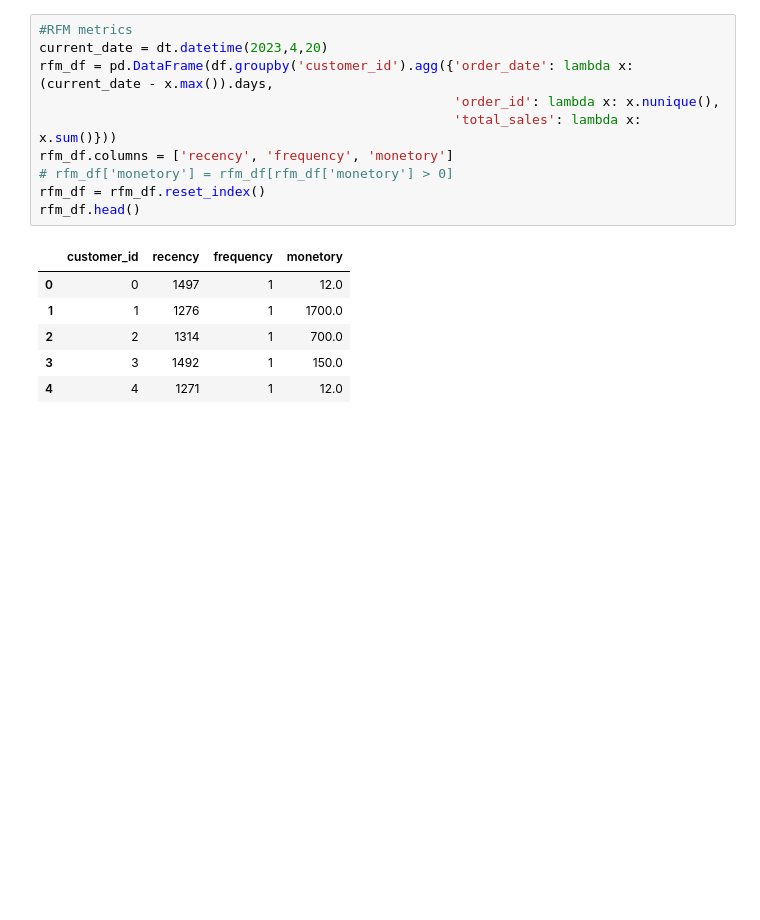
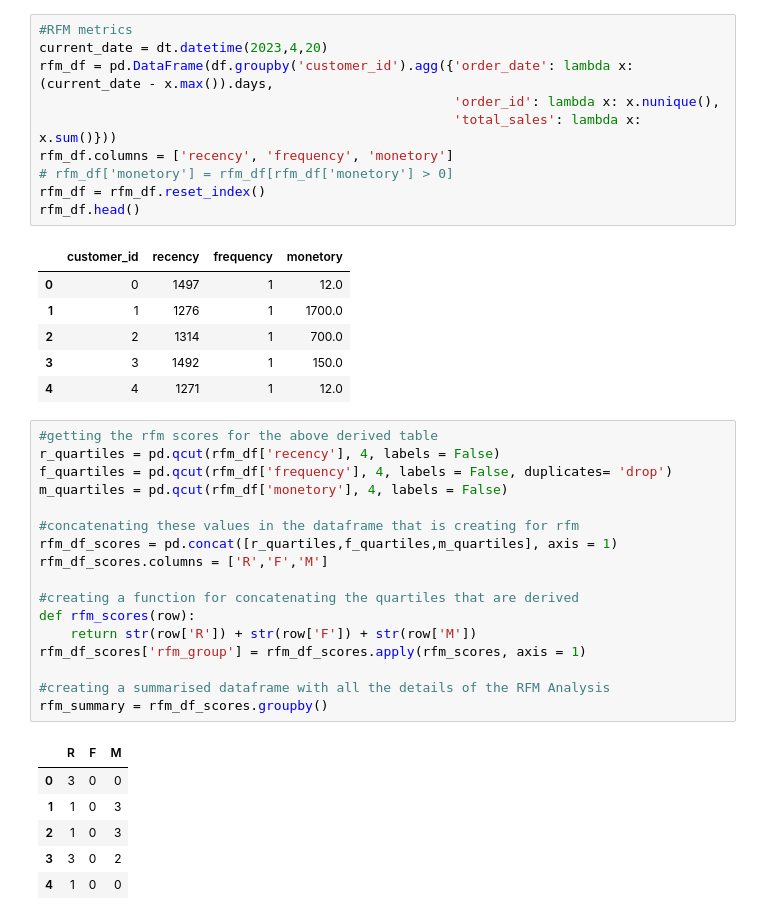
Before and after one commit to subhasish121995/Sales_Analysis, a Jupyter notebook: main_file_v1.0.ipynb, the cells around one changed output. Cells and saved outputs as stored; diff of their text form; blank space fills up the shorter version.

Commit message:
rfm analysis incomplete

```diff
--- a/main_file_v1.0.ipynb
+++ b/main_file_v1.0.ipynb
@@ -373,3 +373,27 @@ rfm_df.head()
 | 2 | 2 | 1314 | 1 | 700.0 |
 | 3 | 3 | 1492 | 1 | 150.0 |
 | 4 | 4 | 1271 | 1 | 12.0 |
+# %%
+#getting the rfm scores for the above derived table
+r_quartiles = pd.qcut(rfm_df['recency'], 4, labels = False)
+f_quartiles = pd.qcut(rfm_df['frequency'], 4, labels = False, duplicates= 'drop')
+m_quartiles = pd.qcut(rfm_df['monetory'], 4, labels = False)
+
+#concatenating these values in the dataframe that is creating for rfm
+rfm_df_scores = pd.concat([r_quartiles,f_quartiles,m_quartiles], axis = 1)
+rfm_df_scores.columns = ['R','F','M']
+
+#creating a function for concatenating the quartiles that are derived
+def rfm_scores(row):
+    return str(row['R']) + str(row['F']) + str(row['M'])
+rfm_df_scores['rfm_group'] = rfm_df_scores.apply(rfm_scores, axis = 1)
+
+#creating a summarised dataframe with all the details of the RFM Analysis
+rfm_summary = rfm_df_scores.groupby()
+# %% [output]
+|  | R | F | M |
+| 0 | 3 | 0 | 0 |
+| 1 | 1 | 0 | 3 |
+| 2 | 1 | 0 | 3 |
+| 3 | 3 | 0 | 2 |
+| 4 | 1 | 0 | 0 |
```
